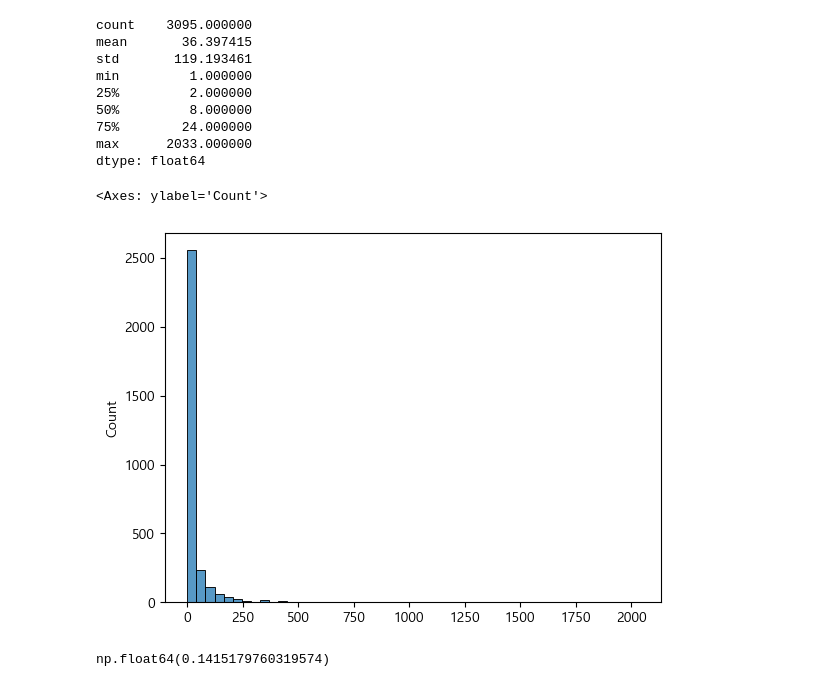
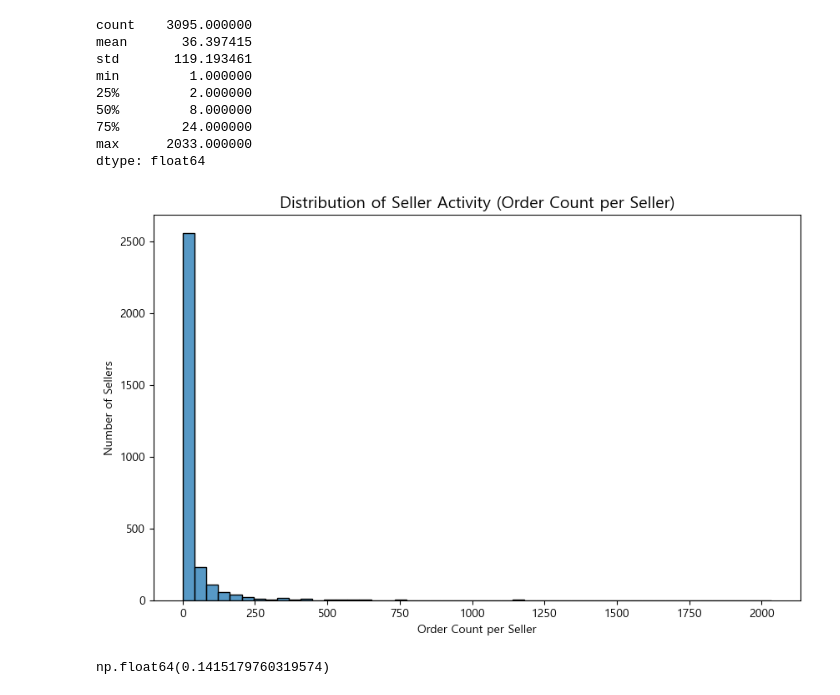
Before and after one commit to yoohengu/olist, a Jupyter notebook: notebooks/eda.ipynb, the cells around one changed output. Saved outputs shown, nothing was run; the diff lists cells and outputs as text; code cells hidden in the pictures.

```diff
--- a/notebooks/eda.ipynb
+++ b/notebooks/eda.ipynb
@@ -404,10 +434,17 @@ min         1.000000
 max      2033.000000
 dtype: float64
 # %%
+plt.figure(figsize=(10,6))
+
 sns.histplot(seller_activity, bins=50)
+
+plt.title("Distribution of Seller Activity (Order Count per Seller)", fontsize=14)
+plt.xlabel("Order Count per Seller")
+plt.ylabel("Number of Sellers")
+
+plt.show()
 # %% [output]
-<Axes: ylabel='Count'>
-[figure, old version]
+[figure, new version]
 # %%
 # 상위 n명이 전체 판매에서 차지하는 비중
 top10_share = seller_activity.sort_values(ascending=False).head(10).sum() / seller_activity.sum()
```
Also changed, not shown: parts of 5 cells of this notebook, 1 other file.
